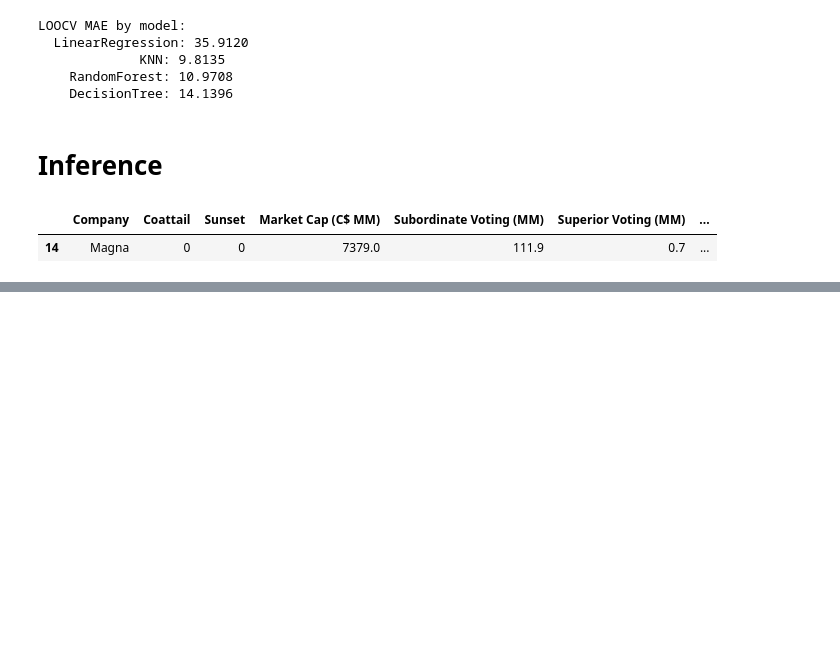
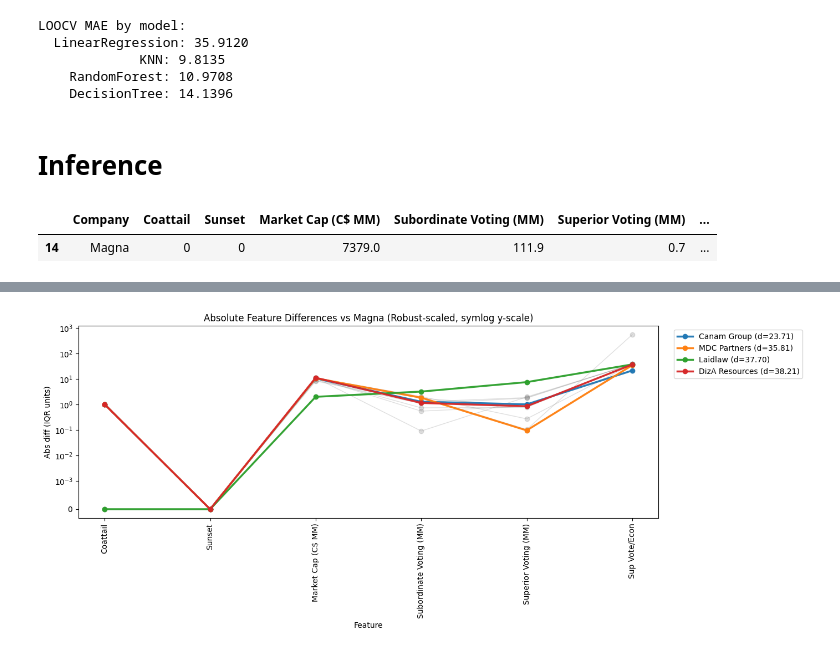
Before and after one commit to rohank36/fine490_case2, a Jupyter notebook: analysis.ipynb, the cells around one changed output, grey strips where cells are left out. Cells and saved outputs as stored; diff of their text form; code cells hidden in the pictures; blank space fills up the shorter version.

```diff
--- a/analysis.ipynb
+++ b/analysis.ipynb
@@ -518,0 +537,18 @@ KNN makes the most sense
+# %%
+fig, ax = plt.subplots(figsize=(14, 6))
+for idx in abs_diffs.index:
+    ax.plot(abs_diffs.columns, abs_diffs.loc[idx].values,
+            marker="o", linewidth=1, alpha=0.25, color="gray")
+for idx in topk_idx:
+    ax.plot(abs_diffs.columns, abs_diffs.loc[idx].values,
+            marker="o", linewidth=2.5, alpha=0.95,
+            label=f"{data.loc[idx, 'Company']} (d={neighbor_rank.loc[idx]:.2f})")
+
+ax.set_yscale("symlog", linthresh=1e-3)   # or "log" if you prefer
+ax.set_title("Absolute Feature Differences vs Magna (Robust-scaled, symlog y-scale)")
+ax.set_xlabel("Feature")
+ax.set_ylabel("Abs diff (IQR units)")
+plt.xticks(rotation=90); plt.legend(bbox_to_anchor=(1.02, 1), loc='upper left')
+plt.tight_layout(); plt.show()
+# %% [output]
+[figure, added]
```
Also changed, not shown: parts of 15 cells of this notebook.
